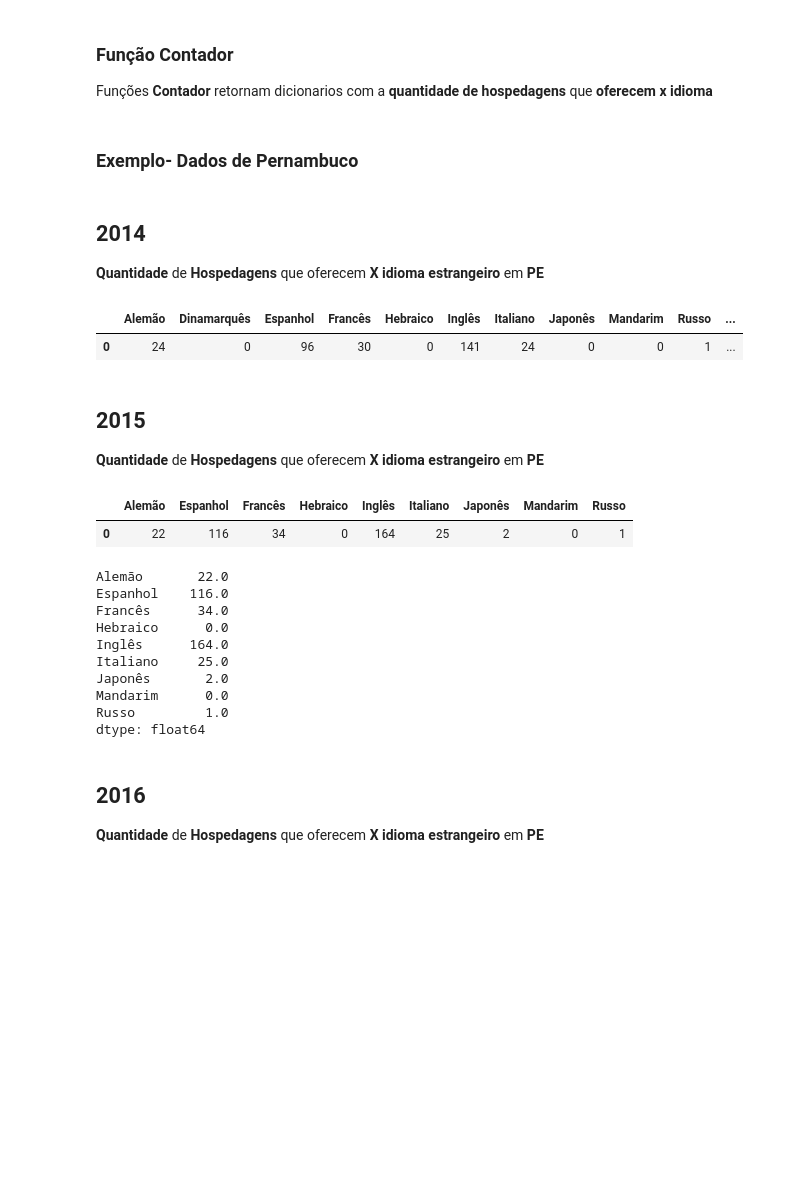
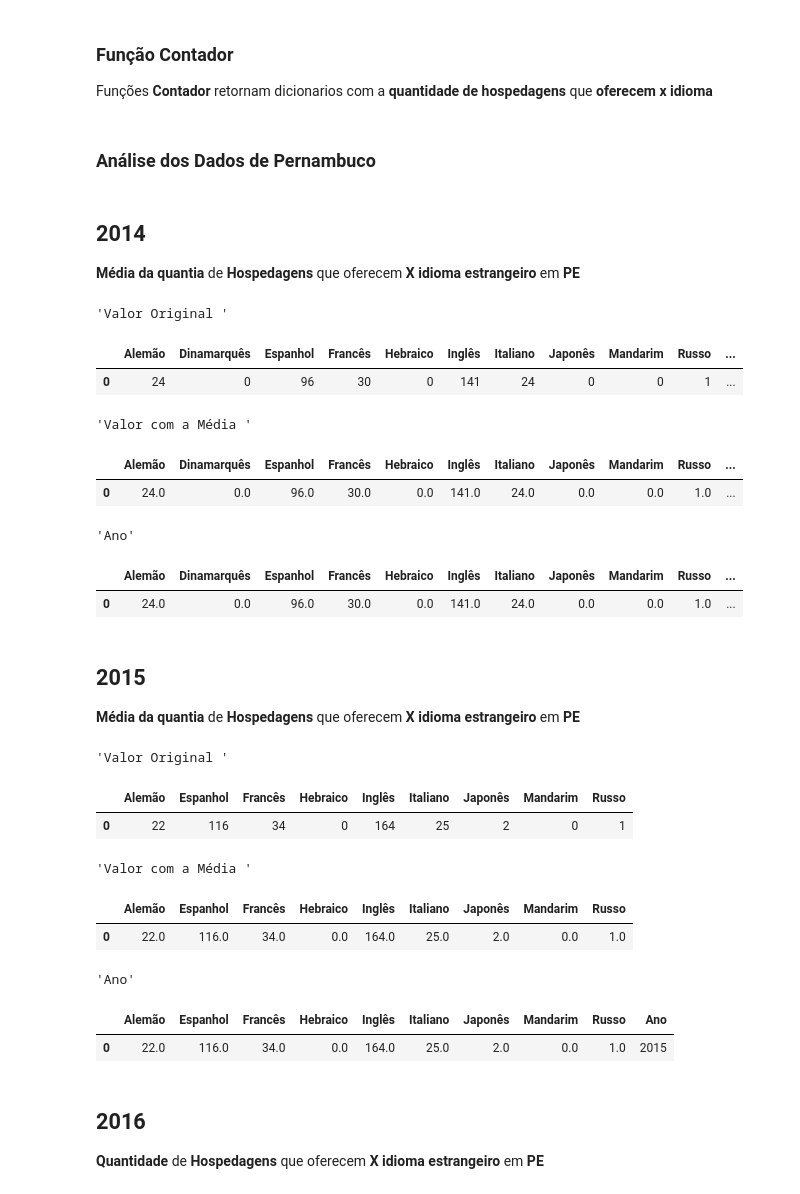
Before and after one commit to if1015-datascience-ufpe/2018-2-projeto-agua-de-coco, a Jupyter notebook: Análise Hospedagens.ipynb, the cells around one changed output. Drawn from its saved outputs; the diff is of its cells as text; code cells hidden in the pictures; blank space fills up the shorter version.

```diff
--- a/Análise Hospedagens.ipynb
+++ b/Análise Hospedagens.ipynb
@@ -399,36 +399,62 @@ def contador_2015(dataFrame):
         dicionario[lingua] = qtd
     return dicionario
 # %% [markdown]
-### Exemplo- Dados de Pernambuco
+### Análise dos Dados de Pernambuco
+# %%
+# função calcular a media
+def media(dataFrame):
+    dados = pd.DataFrame([dataFrame.mean().to_dict()])
+    return dados
+    # acrescenta o ano
+def ano(dados,ano):
+    dados['Ano'] = pd.Period(ano)
+    return dados
 # %% [markdown]
 ## 2014
-<p><strong>Quantidade</strong> de <strong>Hospedagens</strong> que oferecem <strong>X idioma estrangeiro</strong> em <strong>PE</strong></p>
+<p><strong>Média da quantia</strong> de <strong>Hospedagens</strong> que oferecem <strong>X idioma estrangeiro</strong> em <strong>PE</strong></p>
 # %%
 dadosPE_2014 = pd.DataFrame([contador_2014(EstadoUF(dados_2014,'PE'))])
-display(dadosPE_2014)
+
+display('Valor Original ', dadosPE_2014)
+
+dadosPE_2014 = media(dadosPE_2014)
+display('Valor com a Média ', dadosPE_2014)
+
+dadosPE_2014 = ano(dadosPE_2014,'2014')
+display('Ano', dadosPE_2014)
 # %% [output]
+'Valor Original '
 |  | Alemão | Dinamarquês | Espanhol | Francês | Hebraico | Inglês | Italiano | Japonês | Mandarim | Russo | ... |
 | 0 | 24 | 0 | 96 | 30 | 0 | 141 | 24 | 0 | 0 | 1 | ... |
+'Valor com a Média '
+|  | Alemão | Dinamarquês | Espanhol | Francês | Hebraico | Inglês | Italiano | Japonês | Mandarim | Russo | ... |
+| 0 | 24.0 | 0.0 | 96.0 | 30.0 | 0.0 | 141.0 | 24.0 | 0.0 | 0.0 | 1.0 | ... |
+'Ano'
+|  | Alemão | Dinamarquês | Espanhol | Francês | Hebraico | Inglês | Italiano | Japonês | Mandarim | Russo | ... |
+| 0 | 24.0 | 0.0 | 96.0 | 30.0 | 0.0 | 141.0 | 24.0 | 0.0 | 0.0 | 1.0 | ... |
 # %% [markdown]
 ## 2015
-<p><strong>Quantidade</strong> de <strong>Hospedagens</strong> que oferecem <strong>X idioma estrangeiro</strong> em <strong>PE</strong></p>
+<p><strong>Média da quantia</strong> de <strong>Hospedagens</strong> que oferecem <strong>X idioma estrangeiro</strong> em <strong>PE</strong></p>
 # %%
 dadosPE_2015 = pd.DataFrame([contador_2015(EstadoUF(dados_2015,'PE'))])
-display(dadosPE_2015)
-dadosPE_2015.mean()
+
+display('Valor Original ', dadosPE_2015)
+
+dadosPE_2015 = media(dadosPE_2015)
+display('Valor com a Média ', dadosPE_2015)
+
+dadosPE_2015 = ano(dadosPE_2015,'2015')
+display('Ano', dadosPE_2015)
 # %% [output]
+'Valor Original '
 |  | Alemão | Espanhol | Francês | Hebraico | Inglês | Italiano | Japonês | Mandarim | Russo |
 | 0 | 22 | 116 | 34 | 0 | 164 | 25 | 2 | 0 | 1 |
-Alemão       22.0
-Espanhol    116.0
-Francês      34.0
-Hebraico      0.0
-Inglês      164.0
-Italiano     25.0
-Japonês       2.0
-Mandarim      0.0
-Russo         1.0
-dtype: float64
+'Valor com a Média '
+|  | Alemão | Espanhol | Francês | Hebraico | Inglês | Italiano | Japonês | Mandarim | Russo |
+| 0 | 22.0 | 116.0 | 34.0 | 0.0 | 164.0 | 25.0 | 2.0 | 0.0 | 1.0 |
+'Ano'
+|  | Alemão | Espanhol | Francês | Hebraico | Inglês | Italiano | Japonês | Mandarim | Russo | Ano |
+| 0 | 22.0 | 116.0 | 34.0 | 0.0 | 164.0 | 25.0 | 2.0 | 0.0 | 1.0 | 2015 |
 # %% [markdown]
 ## 2016
 <p><strong>Quantidade</strong> de <strong>Hospedagens</strong> que oferecem <strong>X idioma estrangeiro</strong> em <strong>PE</strong></p>
```
Also changed, not shown: parts of 7 cells of this notebook.
